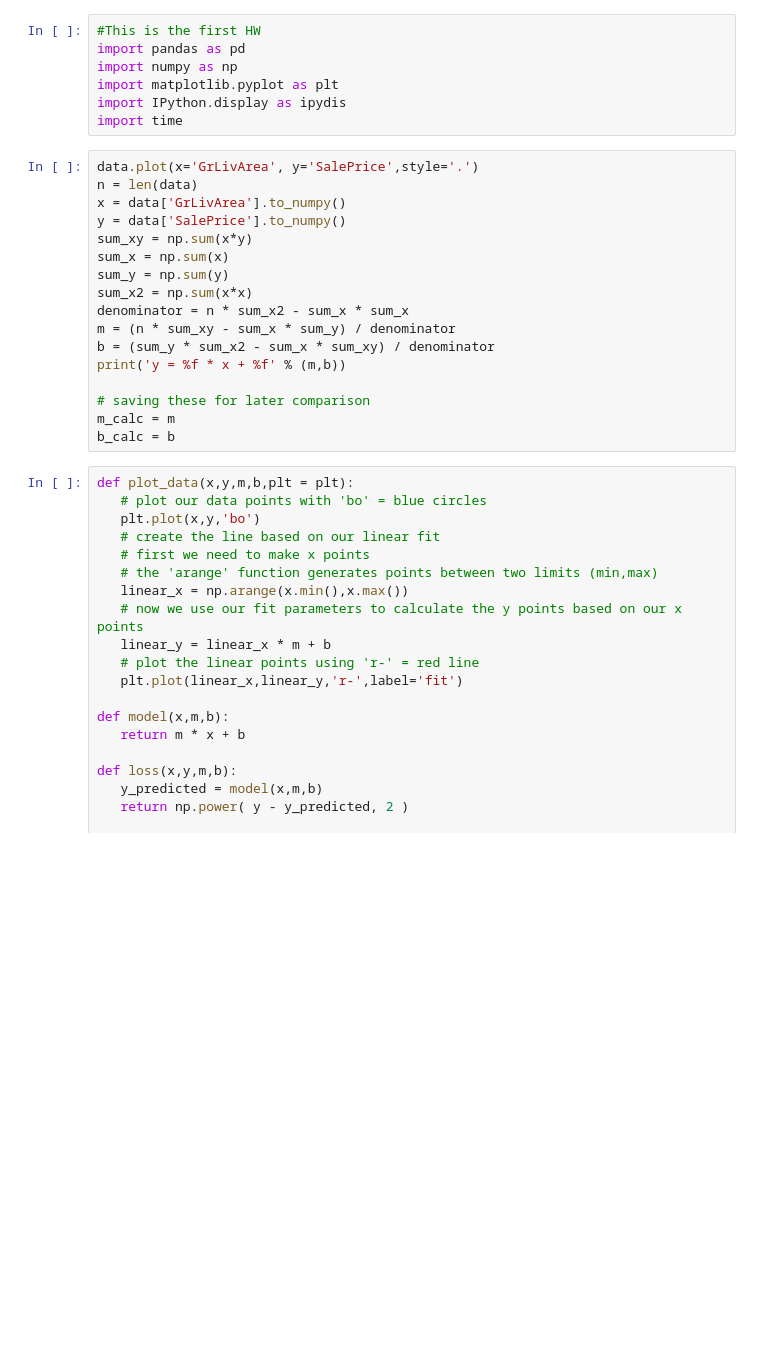
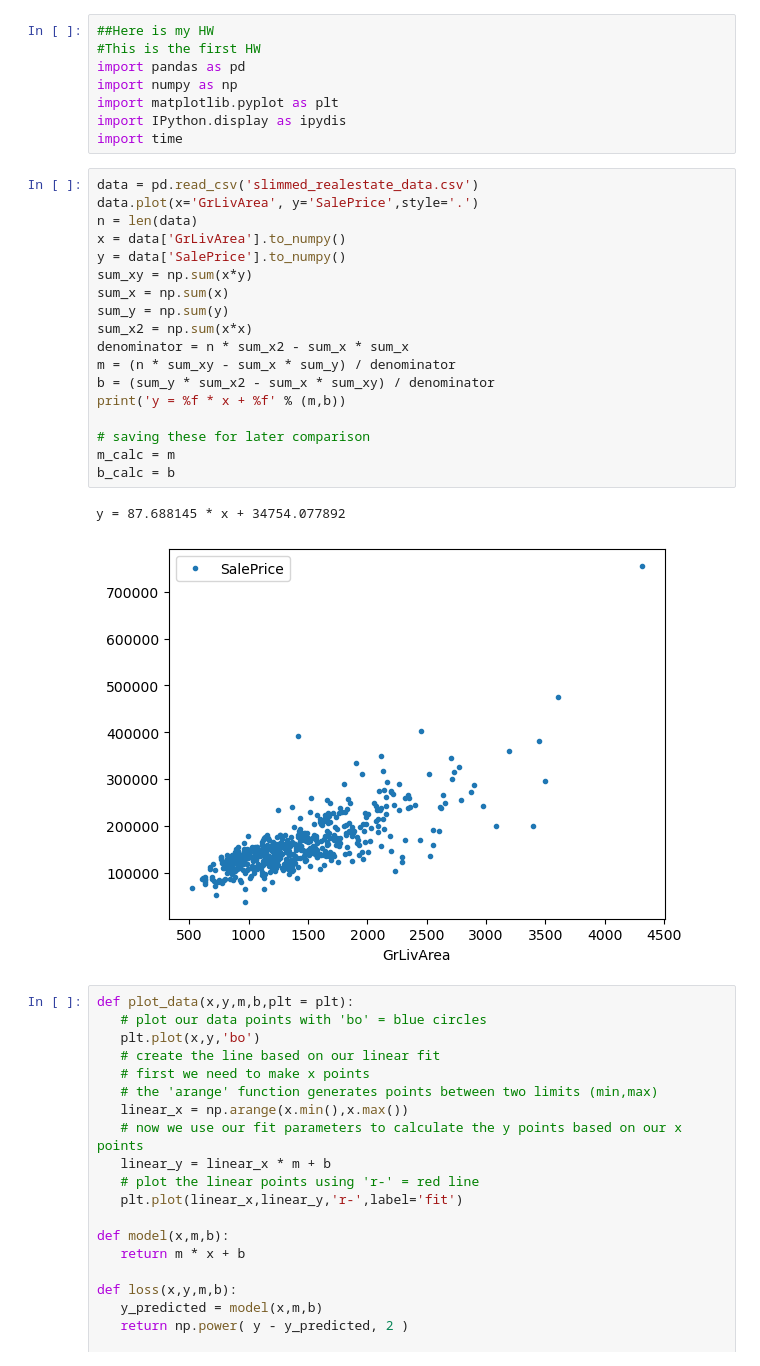
Before and after one commit to KaiyueP/ai-science-training-series, a Jupyter notebook: 01_intro_AI_on_Supercomputer/HW1.ipynb, the cells around one changed output. Drawn from its saved outputs; the diff is of its cells as text; blank space fills up the shorter version.

```diff
--- a/01_intro_AI_on_Supercomputer/HW1.ipynb
+++ b/01_intro_AI_on_Supercomputer/HW1.ipynb
@@ -1,4 +1,5 @@
 # %%
+##Here is my HW
 #This is the first HW
 import pandas as pd
 import numpy as np
@@ -6,22 +7,26 @@ import matplotlib.pyplot as plt
 import IPython.display as ipydis
 import time
 # %%
+data = pd.read_csv('slimmed_realestate_data.csv')
 data.plot(x='GrLivArea', y='SalePrice',style='.')
 n = len(data)
 x = data['GrLivArea'].to_numpy()
 y = data['SalePrice'].to_numpy()
 sum_xy = np.sum(x*y)
 sum_x = np.sum(x)
 sum_y = np.sum(y)
 sum_x2 = np.sum(x*x)
 denominator = n * sum_x2 - sum_x * sum_x
 m = (n * sum_xy - sum_x * sum_y) / denominator
 b = (sum_y * sum_x2 - sum_x * sum_xy) / denominator
 print('y = %f * x + %f' % (m,b))
 
 # saving these for later comparison
 m_calc = m
 b_calc = b
+# %% [output]
+y = 87.688145 * x + 34754.077892
+[figure, added]
 # %%
 def plot_data(x,y,m,b,plt = plt):
    # plot our data points with 'bo' = blue circles
```
Also changed, not shown: parts of 3 cells of this notebook, 1 other file.
